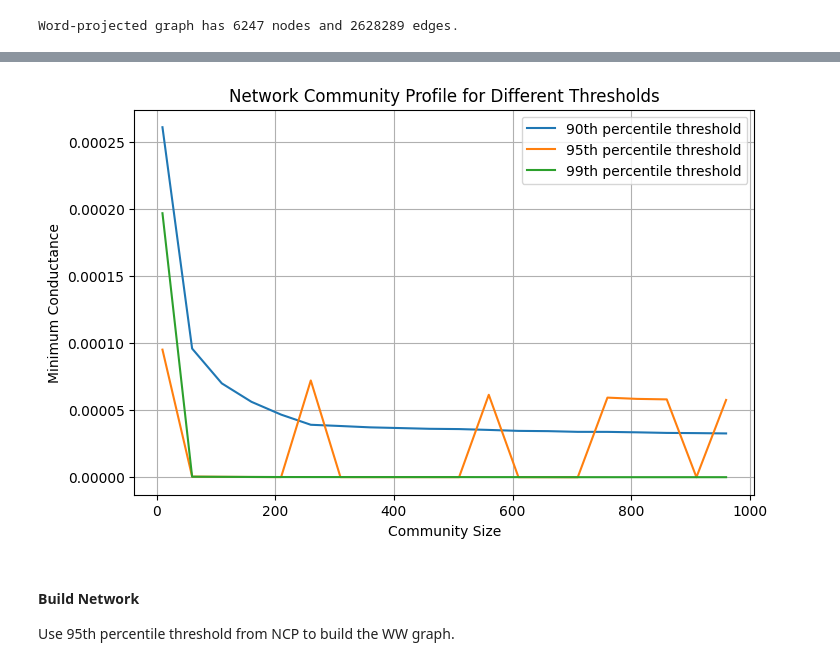
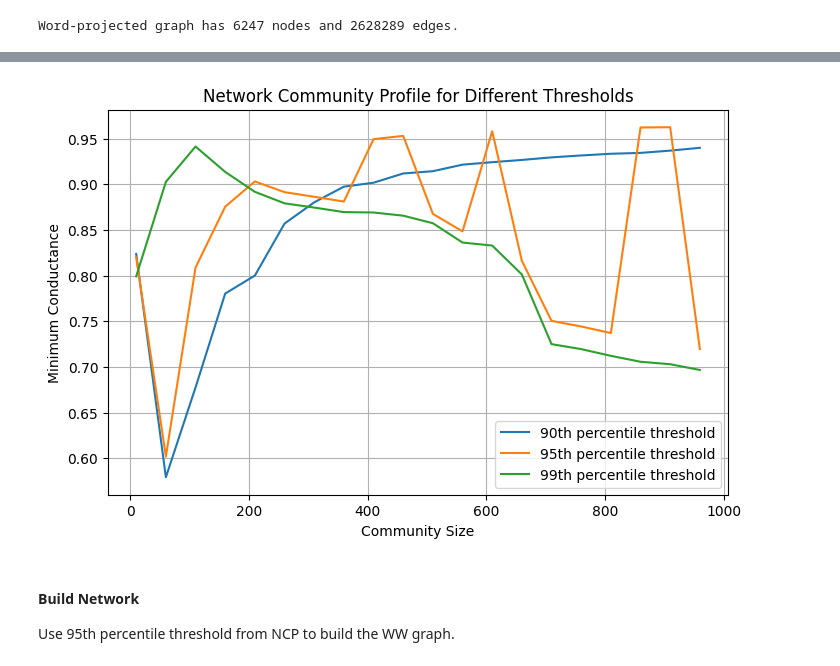
Before and after one commit to mikaelpoli/after-the-vote-network, a Jupyter notebook: build_network.ipynb, the cells around one changed output, grey strips where cells are left out. Saved outputs shown, nothing was run; the diff lists cells and outputs as text; code cells hidden in the pictures.

```diff
--- a/build_network.ipynb
+++ b/build_network.ipynb
@@ -81,0 +86,3 @@ Bipartite graph has 24588 nodes and 403574 edges.
+# %%
+network_sparse = bns.BuildNetwork(df_merged, column='filtered_pos')
+network_sparse.build(tfidf=True)
@@ -108,15 +120,15 @@ Project the bipartite network onto words and documents.
 #### Network Community Profile
 Use Local PageRank to calculate and plot the NCP.
 # %%
-word_projection = bn.to_igraph_projected(network, use='Pww', threshold=0.0)
-print(f"Word-projected graph has {word_projection.vcount()} nodes and {word_projection.ecount()} edges.")
+word_projection_sparse = bns.to_igraph_projected(network_sparse, use='Pww', threshold=0.0)
+print(f"Word-projected graph has {word_projection_sparse.vcount()} nodes and {word_projection_sparse.ecount()} edges.")
 # %% [output]
 Word-projected graph has 6247 nodes and 2628289 edges.
 # %%
 # Create thresholded graphs
-word_proj_90 = ncp.threshold_graph(word_projection, 90)
-word_proj_95 = ncp.threshold_graph(word_projection, 95)
-word_proj_99 = ncp.threshold_graph(word_projection, 99)
+word_proj_90 = ncp.threshold_graph(word_projection_sparse, 90)
+word_proj_95 = ncp.threshold_graph(word_projection_sparse, 95)
+word_proj_99 = ncp.threshold_graph(word_projection_sparse, 99)
 # %%
 sizes = list(range(10, 1001, 50))
 num_seeds = 10
@@ -150,7 +210,10 @@ NCP computed for 20 sizes with 10 seeds in 191.16 seconds.
 # %%
-ncp.plot_ncp(ncp_90, ncp_95, ncp_99, sizes)
+ncp_word_results = [ncp_90, ncp_95, ncp_99]
+thresholds = [90, 95, 99]
+
+ncp.plot_ncp(sizes, ncp_word_results, thresholds)
 # %% [output]
-[figure, old version]
+[figure, new version]
 # %% [markdown]
 #### Build Network
 Use 95th percentile threshold from NCP to build the WW graph.
```
Also changed, not shown: parts of 28 cells of this notebook, 2 other files.
